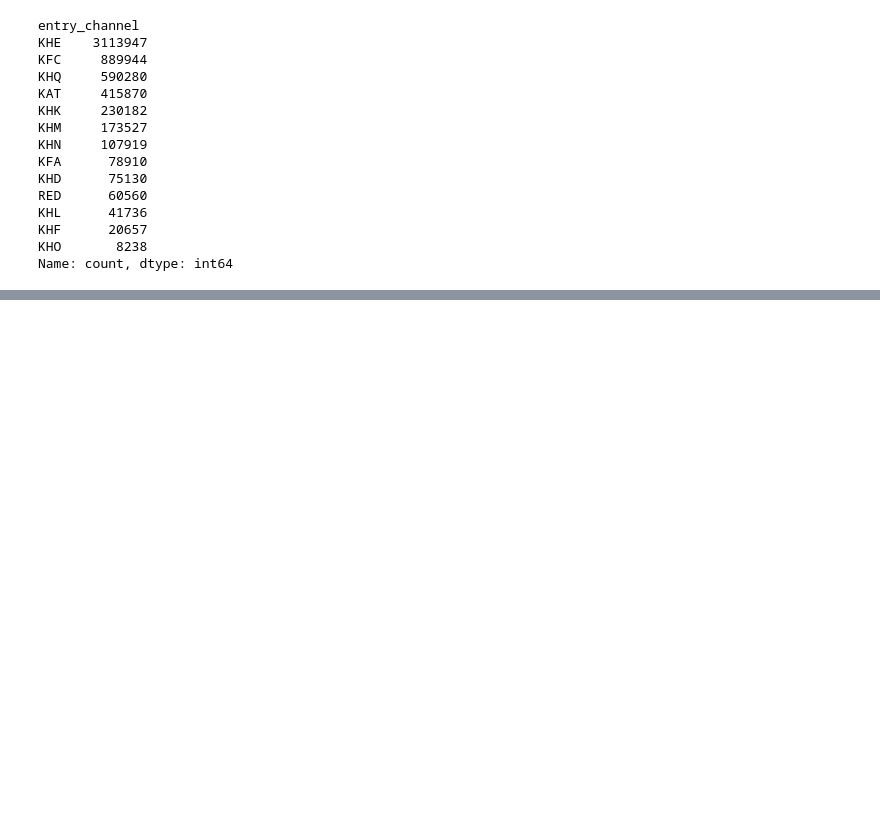
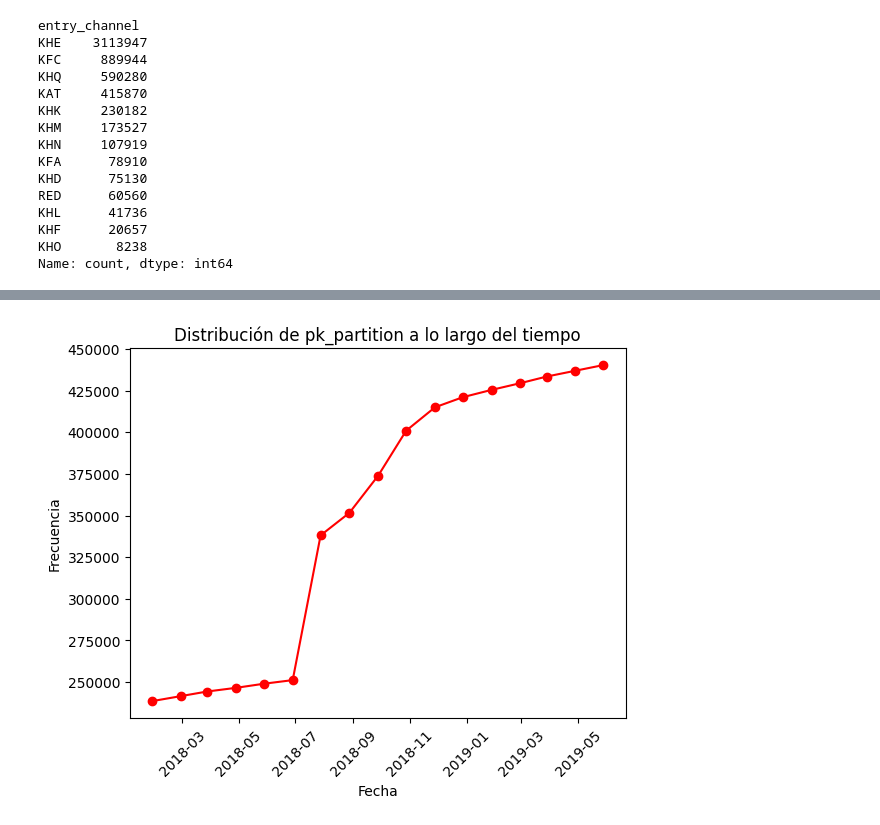
Before and after one commit to dgonzalezDS/DscTfm, a Jupyter notebook: main.ipynb, the cells around one changed output, grey strips where cells are left out. Drawn from its saved outputs; the diff is of its cells as text; code cells hidden in the pictures; blank space fills up the shorter version.

```diff
--- a/main.ipynb
+++ b/main.ipynb
@@ -274,0 +317,22 @@ Name: count, dtype: int64
+# %%
+#Dado que son muchos nulos y los valores posibles muy distintos, imputar una moda puede inducir errores. Para ello, seleccionaremos para cada "segment", su moda de "entry_channel". Hecho esto, imputaremos dicha moda a los nulos en funcion de su "segment"
+
+###                                                                     ###
+###     ESTA SECCIÓN ES NECESARIO OPTIMIZARLA, SON DEMASIADOS PASOS     ###
+###                Y TARDA DEMASIADO                                    ###
+###                                                                     ###
+
+# Calculamos la moda en función de "segment" y "entry_channel"
+moda_por_segment_entry_channel = df_ca.groupby(["segment", "entry_channel"]).size().reset_index(name='count').sort_values(by='count', ascending=False)
+
+# Seleccionamos las modas por "segment"
+moda_por_segment_entry_channel = moda_por_segment_entry_channel.groupby('segment')['entry_channel'].apply(lambda x: x.mode().iloc[0] if not x.mode().empty else None).reset_index(name='entry_channel_moda')
+
+# Unimos la moda con el DataFrame original en función de "segment"
+df_ca_moda_entry_channel = pd.merge(df_ca, moda_por_segment_entry_channel, on='segment', how='left')
+
+# Rellenamos los valores nulos en "entry_channel" con la moda correspondiente
+df_ca_moda_entry_channel['entry_channel'] = df_ca_moda_entry_channel.apply(lambda row: row['entry_channel_moda'] if pd.isnull(row['entry_channel']) else row['entry_channel'], axis=1)
+
+# Eliminamos la columna auxiliar de la moda
+df_ca = df_ca_moda_entry_channel.drop(['entry_channel_moda'], axis=1)
@@ -274,0 +376,7 @@ Name: count, dtype: int64
+# %%
+#Como vimos al inicio, no hay registros duplicados, pero sin embargo en la columna pk_cid (identificador de cliente), hay cliente que aparecen hasta 17 veces en los registros
+#Esto parece indicar que un mismo cliente puede contratar varios servicios en distintas fechas, lo cual es lógico, pero sería interesante tenerlo en cuenta, ya que puede indicar la predisposicion del cliente a contratar mas productos
+#Vamos a crear una columna nueva, llamada "cliente_habitual" que indicará con un 1 si el cliente ha contratado más que la media y con un 0 si ha contratado menos que la media
+
+df_ca['cliente_habitual'] = (df_ca.groupby('pk_cid')['pk_cid']
+                             .transform('count') > df_ca["pk_cid"].value_counts().mean()).astype(int)
@@ -274,0 +413,17 @@ Name: count, dtype: int64
+# %%
+#Esta columna solo nos da informacion del periodo en el que se recogieron los datos. Es interesante ver como la ingesta de datos aumenta con el paso del tiempo y hay un especial repunte en Julio/2018
+
+
+# Creamos una grafica con los valores
+plt.plot(df_ca["pk_partition"].value_counts().index, df_ca["pk_partition"].value_counts().values, marker='o', linestyle='-', color='r')
+
+# Añadismos etiquetas y título y la mostramos
+plt.xlabel('Fecha')
+plt.ylabel('Frecuencia')
+plt.title('Distribución de pk_partition a lo largo del tiempo')
+plt.xticks(rotation=45)
+
+
+plt.show()
+# %% [output]
+[figure, added]
```
Also changed, not shown: parts of 17 cells of this notebook.
